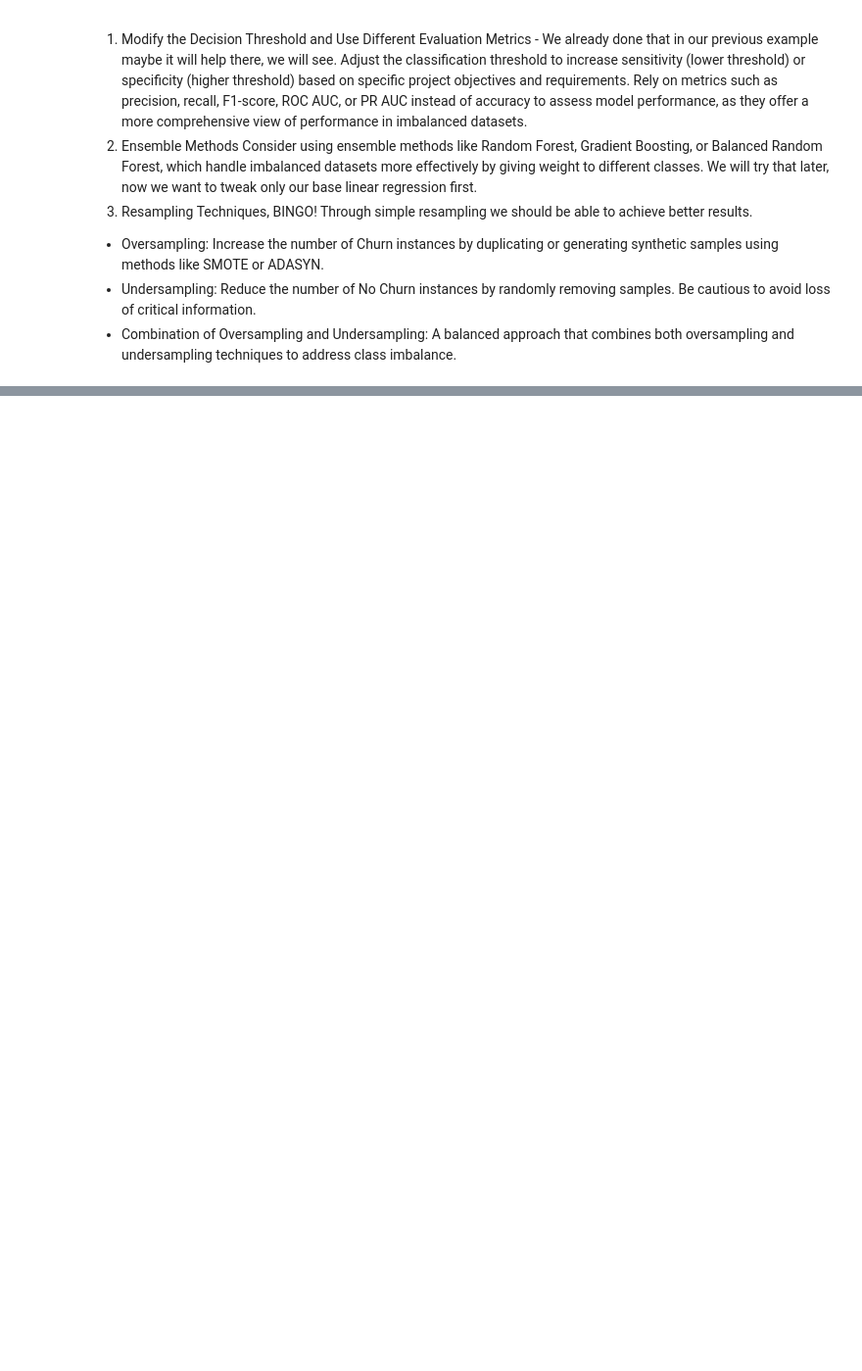
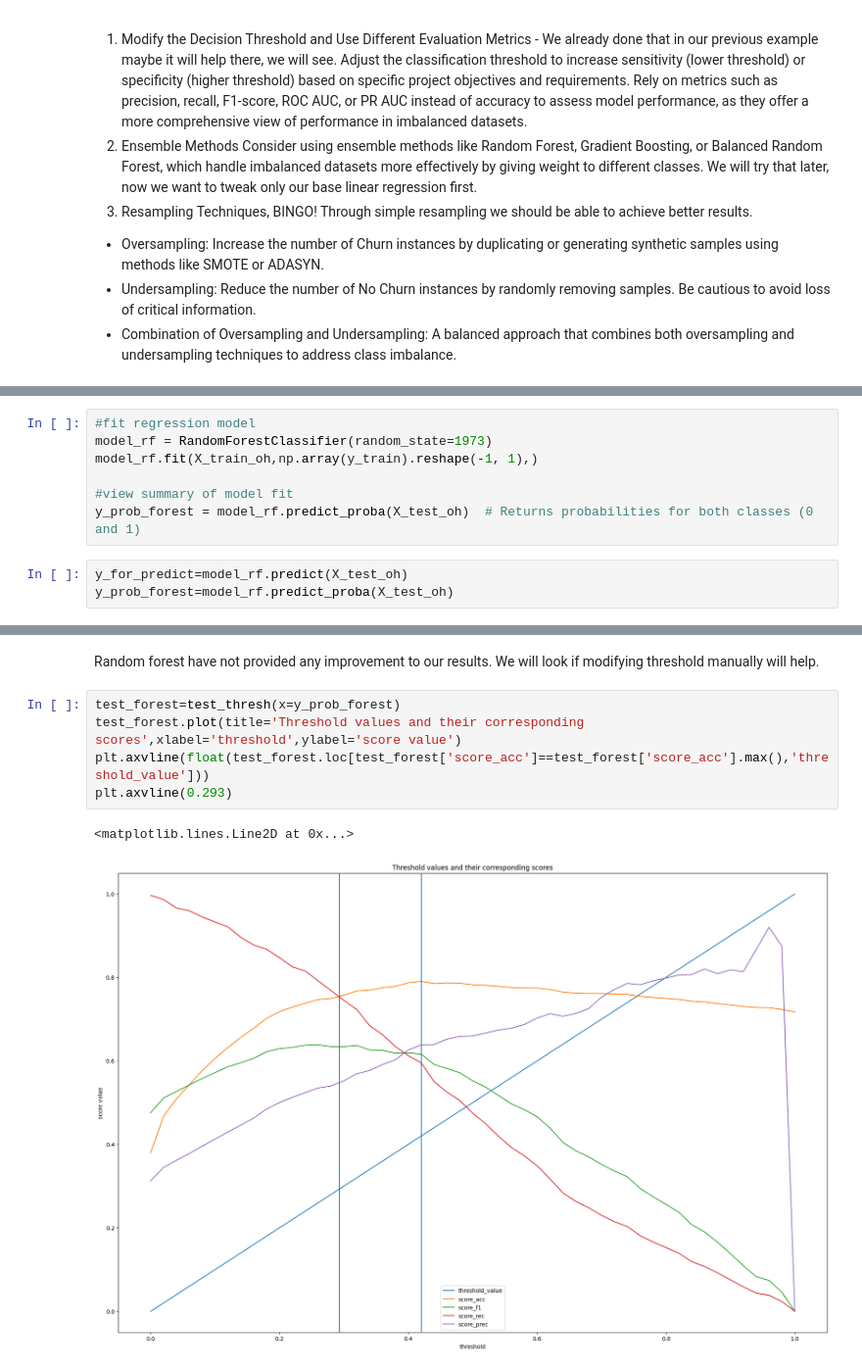
Before and after one commit to GrzegKrajewski/Churn_Pred_XGB_LR_RF, a Jupyter notebook: Code.ipynb, the cells around one changed output, grey strips where cells are left out. Shown at 98% size. Saved outputs shown, nothing was run; the diff lists cells and outputs as text; blank space fills up the shorter version.

Commit message:
post RandomForest

```diff
--- a/Code.ipynb
+++ b/Code.ipynb
@@ -421,0 +438,10 @@ It turns out that our LR model is resistant to class imbalance, after resampling
+# %%
+#fit regression model
+model_rf = RandomForestClassifier(random_state=1973)
+model_rf.fit(X_train_oh,np.array(y_train).reshape(-1, 1),)
+
+#view summary of model fit
+y_prob_forest = model_rf.predict_proba(X_test_oh)  # Returns probabilities for both classes (0 and 1)
+# %%
+y_for_predict=model_rf.predict(X_test_oh)
+y_prob_forest=model_rf.predict_proba(X_test_oh)
@@ -421,0 +456,10 @@ It turns out that our LR model is resistant to class imbalance, after resampling
+# %% [markdown]
+Random forest have not provided any improvement to our results. We will look if modifying threshold manually will help.
+# %%
+test_forest=test_thresh(x=y_prob_forest)
+test_forest.plot(title='Threshold values and their corresponding scores',xlabel='threshold',ylabel='score value')
+plt.axvline(float(test_forest.loc[test_forest['score_acc']==test_forest['score_acc'].max(),'threshold_value']))
+plt.axvline(0.293)
+# %% [output]
+<matplotlib.lines.Line2D at 0x...>
+[figure, added]
```
Also changed, not shown: parts of 11 cells of this notebook.
